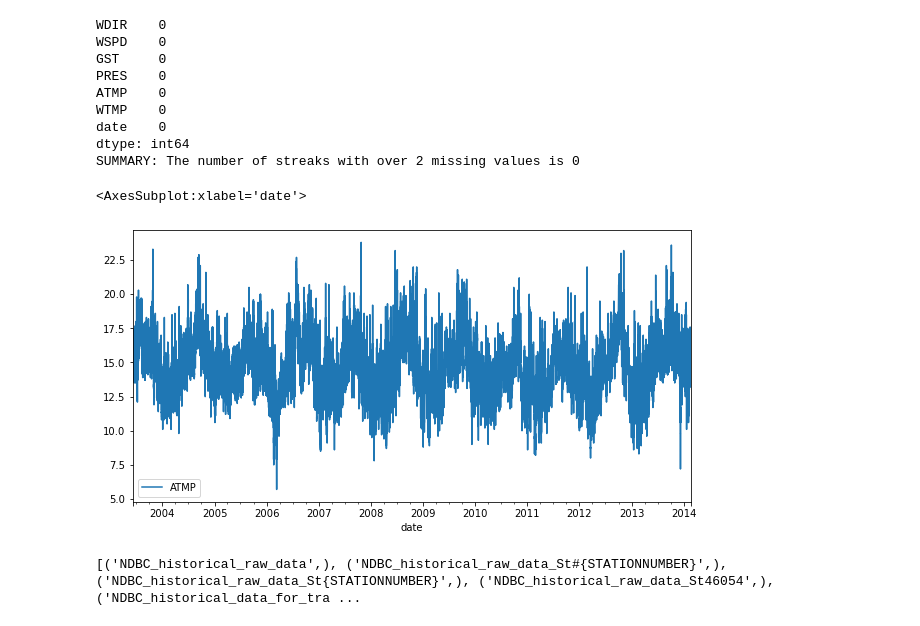
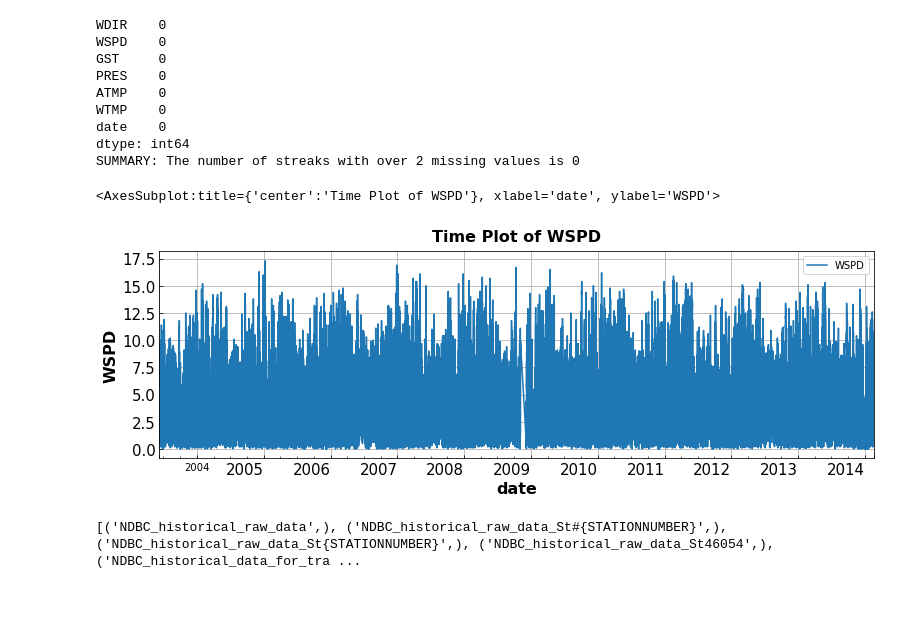
Before and after one commit to dakotarawlings/weather_timeseries_analysis, a Jupyter notebook: data_cleaning.ipynb, the cells around one changed output. Drawn from its saved outputs; the diff is of its cells as text; code cells hidden in the pictures; blank space fills up the shorter version.

```diff
--- a/data_cleaning.ipynb
+++ b/data_cleaning.ipynb
@@ -398,10 +399,12 @@ date    0
 dtype: int64
 SUMMARY: The number of streaks with over 2 missing values is 0
 # %%
-df_cleaned.plot(x="date", y=['ATMP'],kind="line", figsize=(10, 5))
+#df_cleaned.plot(x="date", y=['ATMP'],kind="line", figsize=(10, 5))
+import plotting_functions
+plotting_functions.timeseries_plot(df_cleaned, 'date', 'WSPD')
 # %% [output]
-<AxesSubplot:xlabel='date'>
+<AxesSubplot:title={'center':'Time Plot of WSPD'}, xlabel='date', ylabel='WSPD'>
-[figure, old version]
+[figure, new version]
 # %%
 #Save our cleaned dataframe to a new table in our local SQL database
 conn = sqlite3.connect(r"C:\Users\dakot\Desktop\DataScience\projects\weather_prediction\NDBC_model_building_database.db")
```
Also changed, not shown: parts of 2 cells of this notebook, 8 other files.
